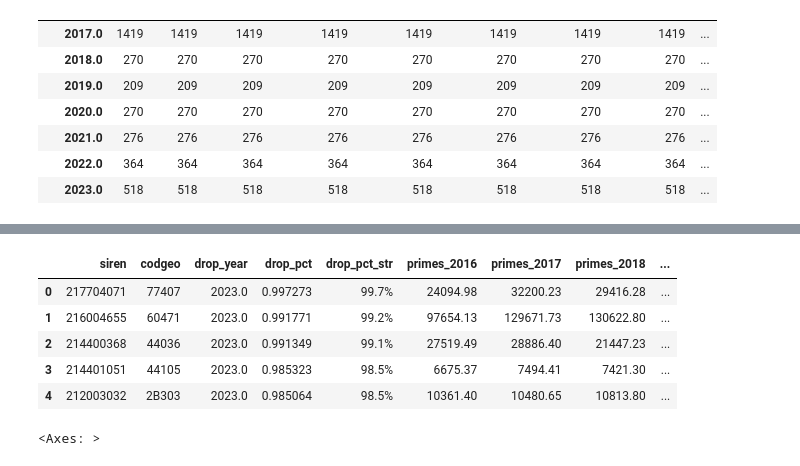
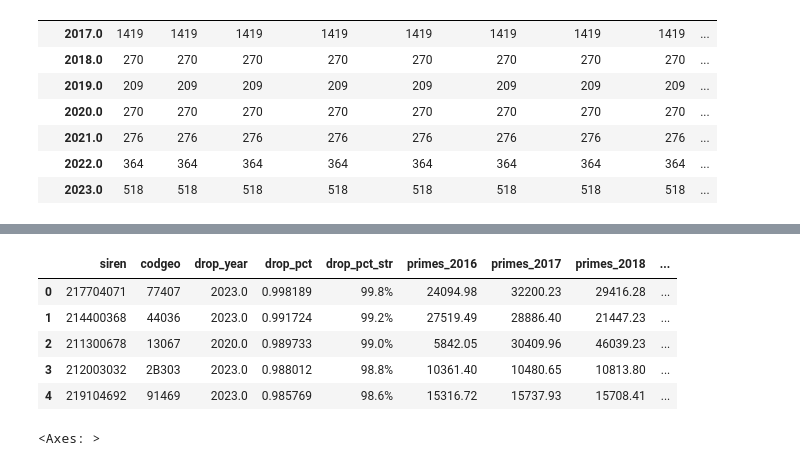
Before and after one commit to dataforgoodfr/14_PrixChangementClimatique, a Jupyter notebook: data/exploration/corr_jacques.ipynb, the cells around one changed output, grey strips where cells are left out. Cells and saved outputs as stored; diff of their text form; code cells hidden in the pictures.

```diff
--- a/data/exploration/corr_jacques.ipynb
+++ b/data/exploration/corr_jacques.ipynb
@@ -325,7 +325,7 @@ def find_step_drop(row):
 
     # Test possible split years
     for i in range(1, len(vals)):
-        before = vals[:i]
+        before = vals[max(0,i-2):i] #we compare to the previous 2 years
         after = vals[i:]
 
         # We fill NaNs with 0 because we assume missing = not paying
@@ -428,7 +428,7 @@ df_spikes.groupby('spike_year').count()
 | 2023.0 | 518 | 518 | 518 | 518 | 518 | 518 | 518 | 518 | ... |
 # %%
 primes_years = [c for c in df_drops.columns if c.startswith('primes_')]
-df_drops['primes_max'] = df_drops[primes_years].max(axis=1)
+df_drops['max_primes'] = df_drops[primes_years].max(axis=1)
 df_drops.head()
 # %% [output]
 |  | siren | codgeo | drop_year | drop_pct | drop_pct_str | primes_2016 | primes_2017 | primes_2018 | ... |
@@ -461,13 +440,14 @@ df_drops.sort_values('primes_max', ascending=True).head(50)
 # %%
 df_drops = df_drops.merge(com[['codgeo', 'libgeo', 'dep', 'geometry']], on='codgeo')
 df_drops = gpd.GeoDataFrame(df_drops, geometry='geometry', crs='EPSG:2154')
+df_drops = df_drops.to_crs('EPSG:4326')
 df_drops.head()
 # %% [output]
 |  | siren | codgeo | drop_year | drop_pct | drop_pct_str | primes_2016 | primes_2017 | primes_2018 | ... |
-| 0 | 217704071 | 77407 | 2023.0 | 0.997273 | 99.7% | 24094.98 | 32200.23 | 29416.28 | ... |
-| 1 | 216004655 | 60471 | 2023.0 | 0.991771 | 99.2% | 97654.13 | 129671.73 | 130622.80 | ... |
-| 2 | 214400368 | 44036 | 2023.0 | 0.991349 | 99.1% | 27519.49 | 28886.40 | 21447.23 | ... |
-| 3 | 214401051 | 44105 | 2023.0 | 0.985323 | 98.5% | 6675.37 | 7494.41 | 7421.30 | ... |
-| 4 | 212003032 | 2B303 | 2023.0 | 0.985064 | 98.5% | 10361.40 | 10480.65 | 10813.80 | ... |
+| 0 | 217704071 | 77407 | 2023.0 | 0.998189 | 99.8% | 24094.98 | 32200.23 | 29416.28 | ... |
+| 1 | 214400368 | 44036 | 2023.0 | 0.991724 | 99.2% | 27519.49 | 28886.40 | 21447.23 | ... |
+| 2 | 211300678 | 13067 | 2020.0 | 0.989733 | 99.0% | 5842.05 | 30409.96 | 46039.23 | ... |
+| 3 | 212003032 | 2B303 | 2023.0 | 0.988012 | 98.8% | 10361.40 | 10480.65 | 10813.80 | ... |
+| 4 | 219104692 | 91469 | 2023.0 | 0.985769 | 98.6% | 15316.72 | 15737.93 | 15708.41 | ... |
 # %%
 df_drops = df_drops.to_crs('EPSG:4326')
```
Also changed, not shown: parts of 16 cells of this notebook.
